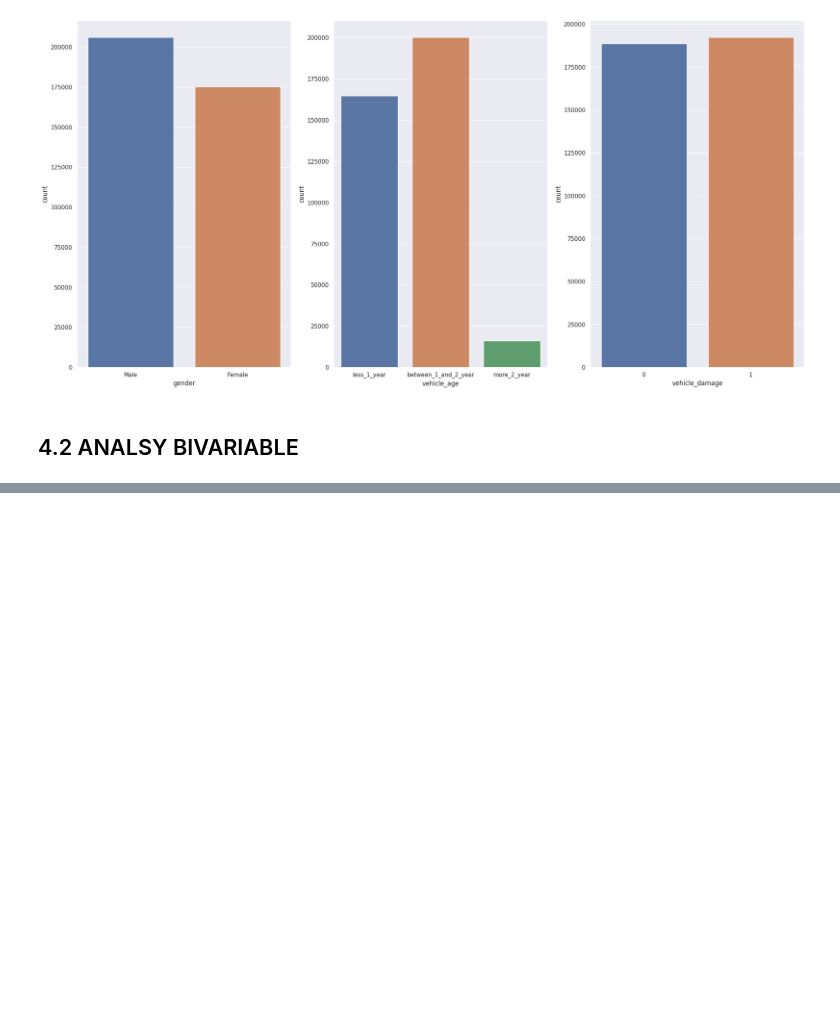
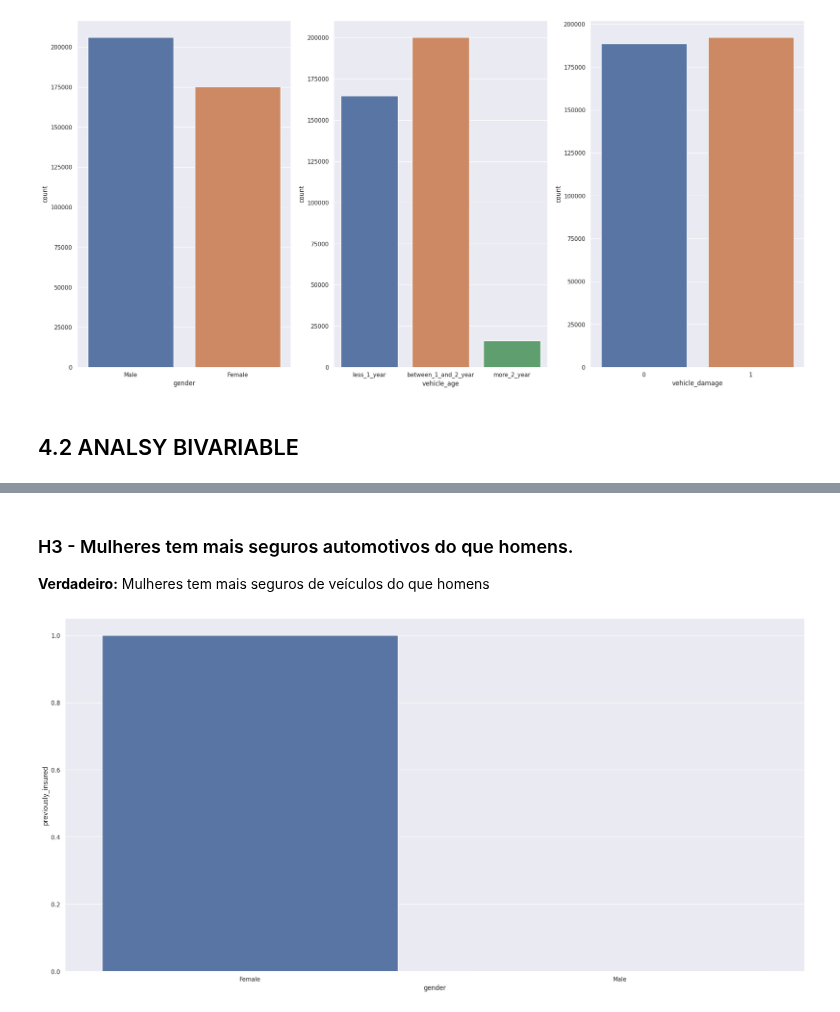
Before and after one commit to guiaraujofreitas/Insurance-Health-Cross-Sell, a Jupyter notebook: Step_4_Project_Health_Insurance_Cross_Sell.ipynb, the cells around one changed output, grey strips where cells are left out. Cells and saved outputs as stored; diff of their text form; code cells hidden in the pictures; blank space fills up the shorter version.

```diff
--- a/Step_4_Project_Health_Insurance_Cross_Sell.ipynb
+++ b/Step_4_Project_Health_Insurance_Cross_Sell.ipynb
@@ -362,0 +380,9 @@ sns.countplot(x = 'vehicle_damage', data=df4);
+# %% [markdown]
+### H3 - Mulheres tem mais seguros automotivos do que homens.
+**Verdadeiro:** Mulheres tem mais seguros de veículos do que homens
+# %%
+aux_h3 = df4[['gender','previously_insured']].groupby('gender').median().reset_index()
+
+sns.barplot(x= 'gender', y = 'previously_insured', data=aux_h3);
+# %% [output]
+[figure, added]
```
Also changed, not shown: parts of 25 cells of this notebook.
